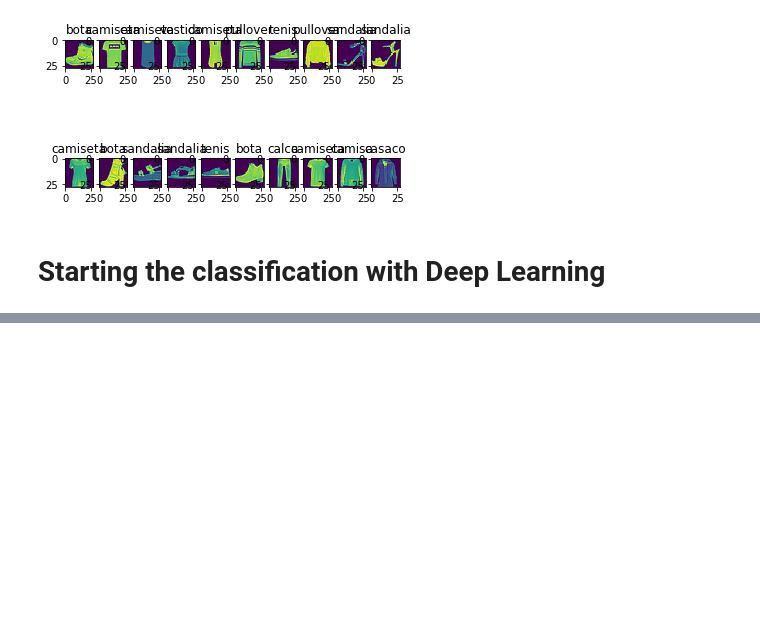
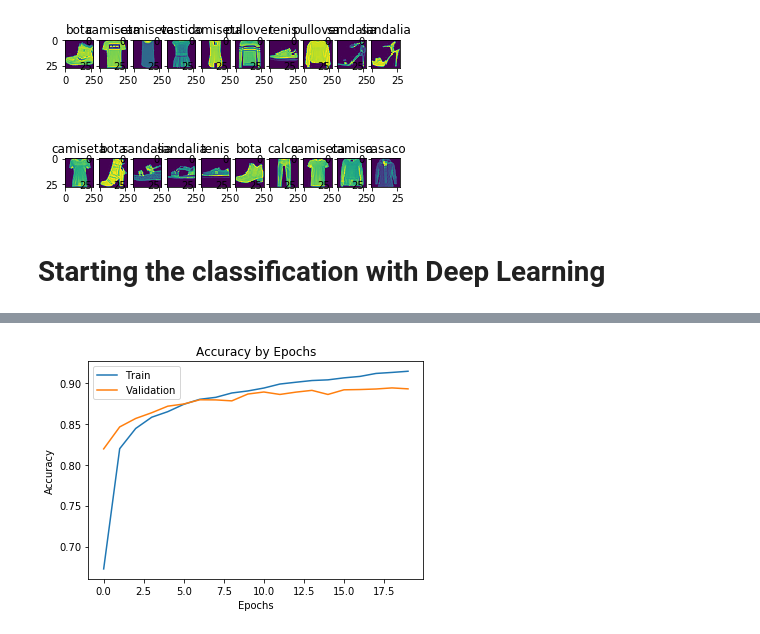
Before and after one commit to lucasrcsantana/training-ml, a Jupyter notebook: Deep Learning part 1 - Intro with Keras.ipynb, the cells around one changed output, grey strips where cells are left out. Cells and saved outputs as stored; diff of their text form; code cells hidden in the pictures; blank space fills up the shorter version.

Commit message:
Training, evaluating and saving model

```diff
--- a/Deep Learning part 1 - Intro with Keras.ipynb
+++ b/Deep Learning part 1 - Intro with Keras.ipynb
@@ -64,13 +66,17 @@ from keras.layers import Flatten, Dense
 model = keras.Sequential([
     keras.layers.Flatten(input_shape=(28,28)),
     keras.layers.Dense(256, activation=tensorflow.nn.relu),
+    keras.layers.Dropout(0.1),
     keras.layers.Dense(128, activation=tensorflow.nn.relu),
+    keras.layers.Dropout(0.1),
+    keras.layers.Dense(64, activation=tensorflow.nn.relu),
+    keras.layers.Dropout(0.1),
     keras.layers.Dense(10, activation=tensorflow.nn.softmax)
     #processamento,
     #saida
 ])
 
-model.compile(optimizer='adam', loss='sparse_categorical_crossentropy')
+model.compile(optimizer='adam', loss='sparse_categorical_crossentropy', metrics=['acc', 'mae'])
 # %%
-model.fit(x_train, y_train, batch_size=1000, epochs=5)
+history = model.fit(x_train, y_train, batch_size=1000, epochs=20, validation_split=0.1)
 # %% [output]
@@ -123,0 +126,15 @@ array([[3.1072246e-05, 1.7426252e-06, 2.3085691e-05, ..., 7.4113935e-02,
+# %%
+acc = history.history['acc']
+val_acc = history.history['val_acc']
+loss = history.history['loss']
+val_loss = history.history['val_loss']
+# %%
+plt.plot(acc)
+plt.plot(val_acc)
+plt.title('Accuracy by Epochs')
+plt.xlabel('Epochs')
+plt.ylabel('Accuracy')
+plt.legend(['Train', 'Validation'])
+plt.show()
+# %% [output]
+[figure, added]
```
Also changed, not shown: parts of 10 cells of this notebook, 2 other files.
